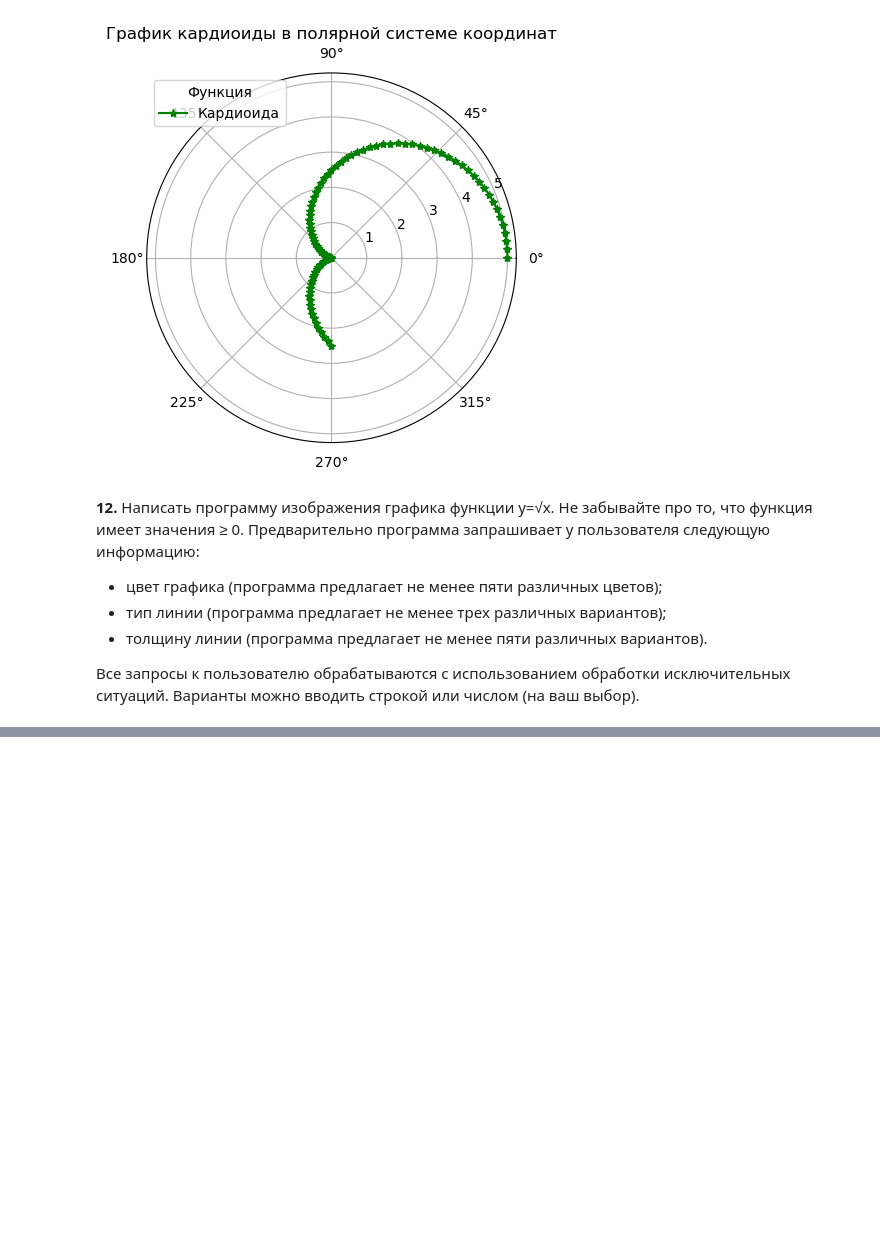
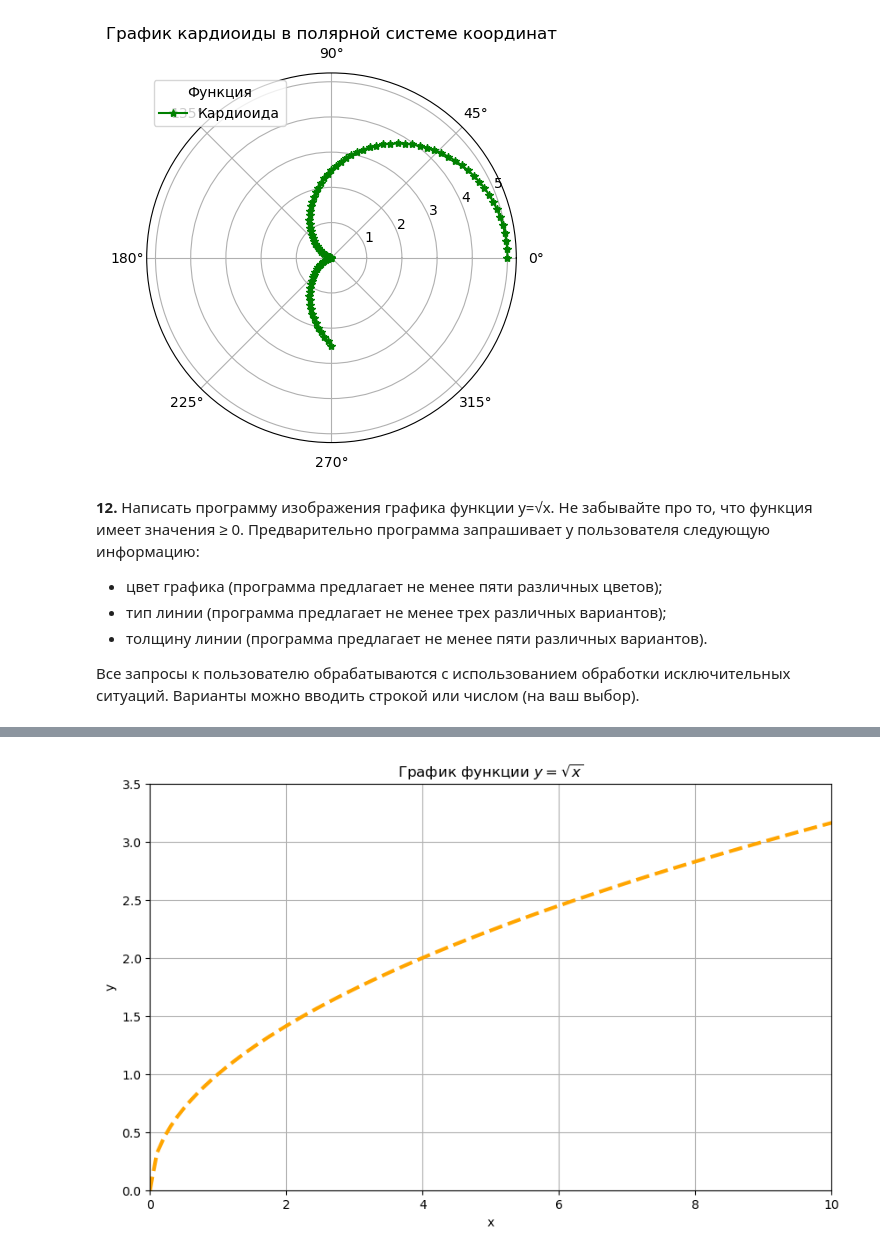
Before and after one commit to FessDemon/pim, a Jupyter notebook: python/Labs/Lab_Python_5_PMI_end.ipynb, the cells around one changed output, grey strips where cells are left out. Drawn from its saved outputs; the diff is of its cells as text; code cells hidden in the pictures; blank space fills up the shorter version.

```diff
--- a/python/Labs/Lab_Python_5_PMI_end.ipynb
+++ b/python/Labs/Lab_Python_5_PMI_end.ipynb
@@ -513,3 +513,89 @@ plt.show()
 * толщину линии (программа предлагает не менее пяти различных вариантов).
 
 Все запросы к пользователю обрабатываются с использованием обработки исключительных ситуаций. Варианты можно вводить строкой или числом (на ваш выбор).
+# %%
+def get_color():
+    """Функция выбора цвета графика"""
+    colors = {1: "red", 2: "blue", 3: "green", 4: "orange", 5: "purple"}
+    print("Выберите цвет графика:")
+    for key, value in colors.items():
+        print(f"{key}. {value}")
+
+    while True:
+        try:
+            choice = int(input("Введите номер цвета (1-5): "))
+            if choice in colors:
+                return colors[choice]
+            else:
+                print("Некорректный выбор. Попробуйте снова.")
+        except ValueError:
+            print("Пожалуйста, введите число.")
+
+
+def get_line_style():
+    """Функция выбора типа линии графика"""
+    line_styles = {1: "-", 2: "--", 3: "-."}
+    print("Выберите тип линии:")
+    for key, value in line_styles.items():
+        print(f"{key}. {value}")
+
+    while True:
+        try:
+            choice = int(input("Введите номер типа линии (1-3): "))
+            if choice in line_styles:
+                return line_styles[choice]
+            else:
+                print("Некорректный выбор. Попробуйте снова.")
+        except ValueError:
+            print("Пожалуйста, введите число.")
+
+
+def get_line_width():
+    """Функция выбора толщины линии графика"""
+    widths = [1, 2, 3, 4, 5]
+    print("Выберите толщину линии:")
+    for i, width in enumerate(widths):
+        print(f"{i + 1}. {width}")
+
+    while True:
+        try:
+            choice = int(input("Введите номер толщины линии (1-5): "))
+            if 1 <= choice <= len(widths):
+                return widths[choice - 1]
+            else:
+                print("Некорректный выбор. Попробуйте снова.")
+        except ValueError:
+            print("Пожалуйста, введите число.")
+
+
+def plot_graph(color, line_style, line_width):
+    """Функция отрисовки графика"""
+    x = np.linspace(0, 10, 100)
+    y = np.sqrt(x)
+
+    plt.figure(figsize=(10, 6))
+    plt.plot(x, y, color=color, linestyle=line_style, linewidth=line_width)
+
+    plt.title(r"График функции $y=\sqrt{x}$")
+    plt.xlabel("x")
+    plt.ylabel("y")
+    plt.xlim(0, 10)
+    plt.ylim(0, 3.5)
+    plt.grid()
+    plt.axhline(0, color="black", linewidth=0.5, ls="--")
+    plt.axvline(0, color="black", linewidth=0.5, ls="--")
+
+    plt.show()
+
+
+def main():
+    color = get_color()
+    line_style = get_line_style()
+    line_width = get_line_width()
+
+    plot_graph(color, line_style, line_width)
+
+
+if __name__ == "__main__":
+    main()
+# %% [output]
@@ -515,0 +621 @@ plt.show()
+[figure, added]
```
Also changed, not shown: parts of 2 cells of this notebook.
